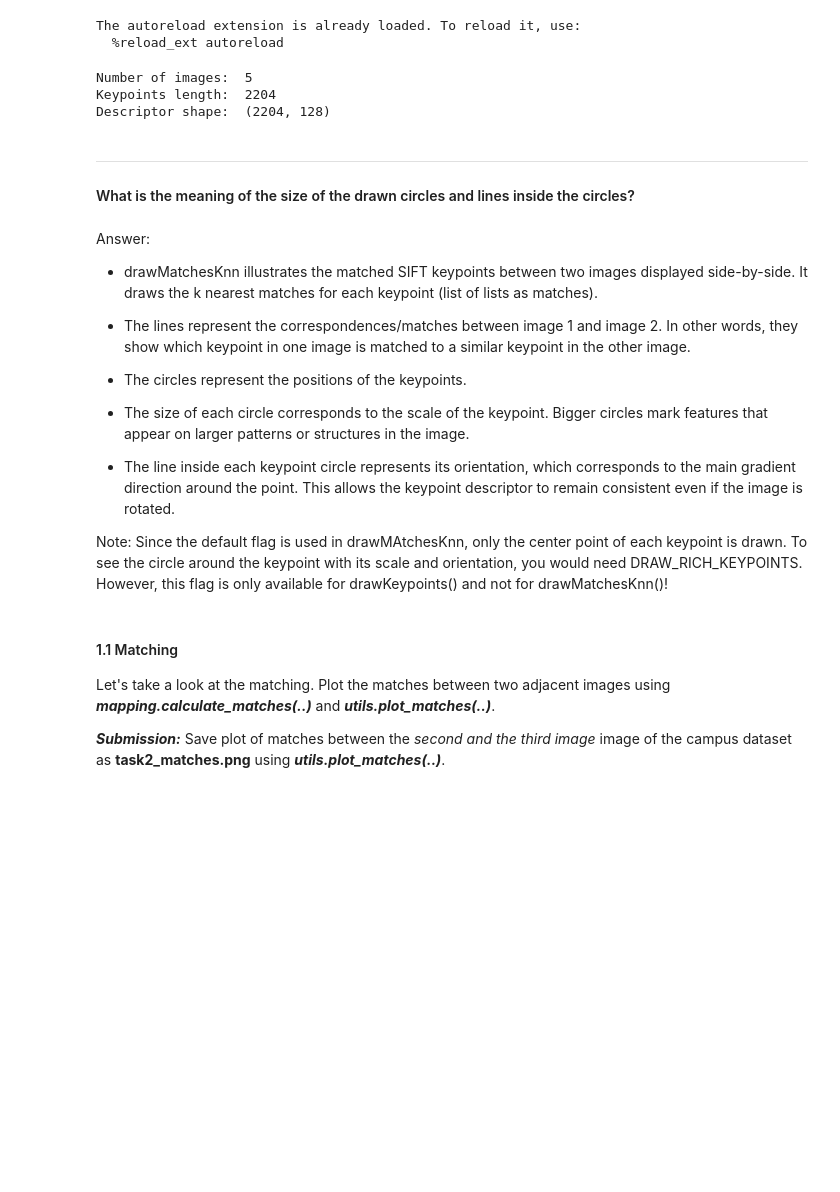
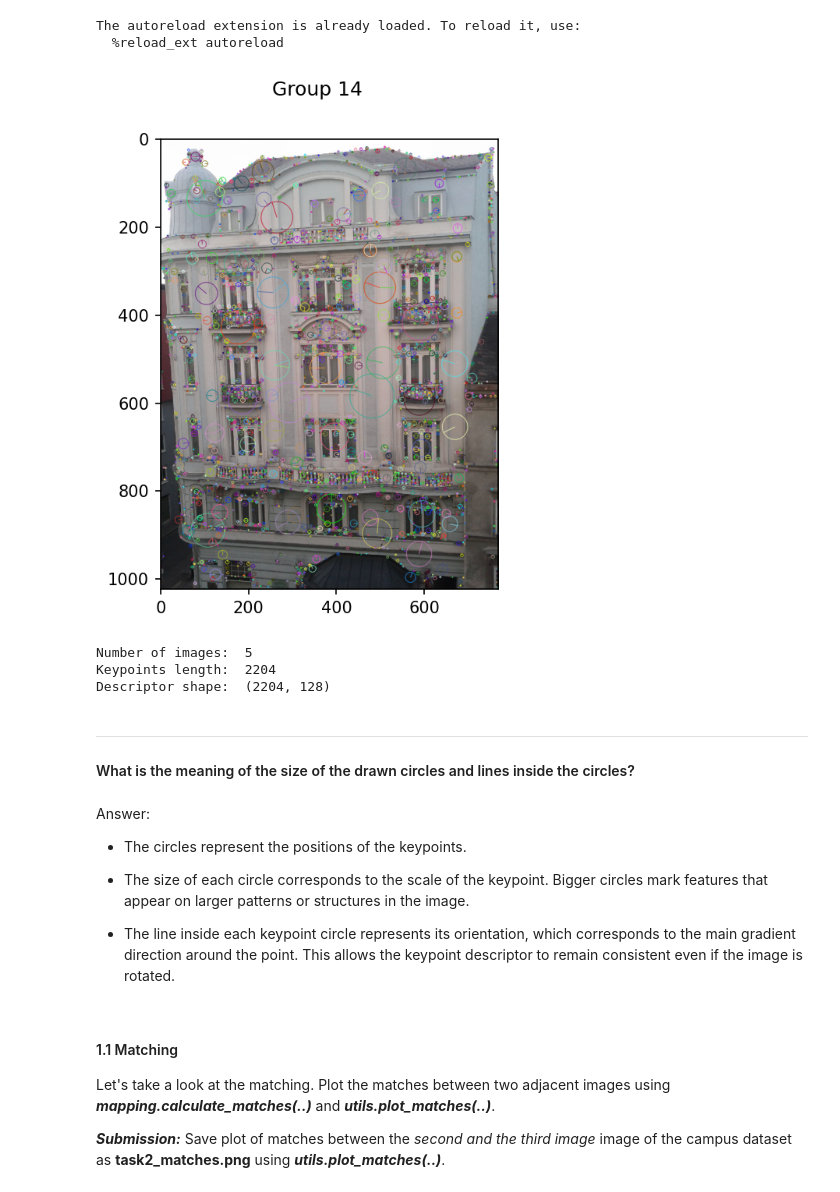
Before and after one commit to gissuvalentina/ComputerVision_Group14_Assignment1, a Jupyter notebook: Assignment1/TASK2/Task2.ipynb, the cells around one changed output. Drawn from its saved outputs; the diff is of its cells as text; code cells hidden in the pictures; blank space fills up the shorter version.

```diff
--- a/Assignment1/TASK2/Task2.ipynb
+++ b/Assignment1/TASK2/Task2.ipynb
@@ -32,13 +32,20 @@ The autoreload extension is already loaded. To reload it, use:
 # %%
 #student_code start
 images, keypoints, descriptors = dataset.get_panorama_data(data_path)
+
+second_img_index = 1
+utils.plot_keypoints(images[second_img_index],
+                     keypoints[second_img_index],
+                     'Group 14',
+                     'task2_keypoints.png')
 #student_code end
 
 # check import
 print('Number of images: ',len(images))
 print('Keypoints length: ', len(keypoints[0]))
 print('Descriptor shape: ',descriptors[0].shape)
 # %% [output]
+[figure, added]
 Number of images:  5
 Keypoints length:  2204
 Descriptor shape:  (2204, 128)
@@ -47,19 +54,12 @@ Descriptor shape:  (2204, 128)
 #### What is the meaning of the size of the drawn circles and lines inside the circles?
 # %% [markdown]
 Answer:
-- drawMatchesKnn illustrates the matched SIFT keypoints between two images displayed side-by-side. It draws the k nearest matches for each keypoint (list of lists as matches).
-
-- The lines represent the correspondences/matches between image 1 and image 2. In other words, they show which keypoint in one image is matched to a similar keypoint in the other image.
 
 - The circles represent the positions of the keypoints.
 
 - The size of each circle corresponds to the scale of the keypoint. Bigger circles mark features that appear on larger patterns or structures in the image.
 
 - The line inside each keypoint circle represents its orientation, which corresponds to the main gradient direction around the point. This allows the keypoint descriptor to remain consistent even if the image is rotated.
-
-
-Note:
-Since the default flag is used in drawMAtchesKnn, only the center point of each keypoint is drawn. To see the circle around the keypoint with its scale and orientation, you would need  DRAW_RICH_KEYPOINTS. However, this flag is only available for drawKeypoints() and not for drawMatchesKnn()!
 # %% [markdown]
 #### 1.1 Matching
 
```
Also changed, not shown: parts of 8 cells of this notebook, 6 other files.
